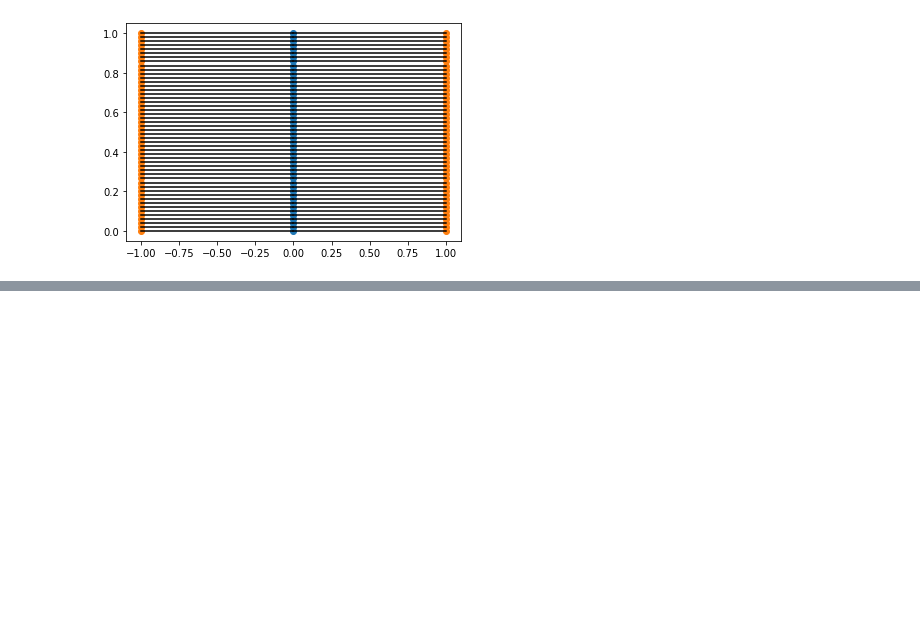
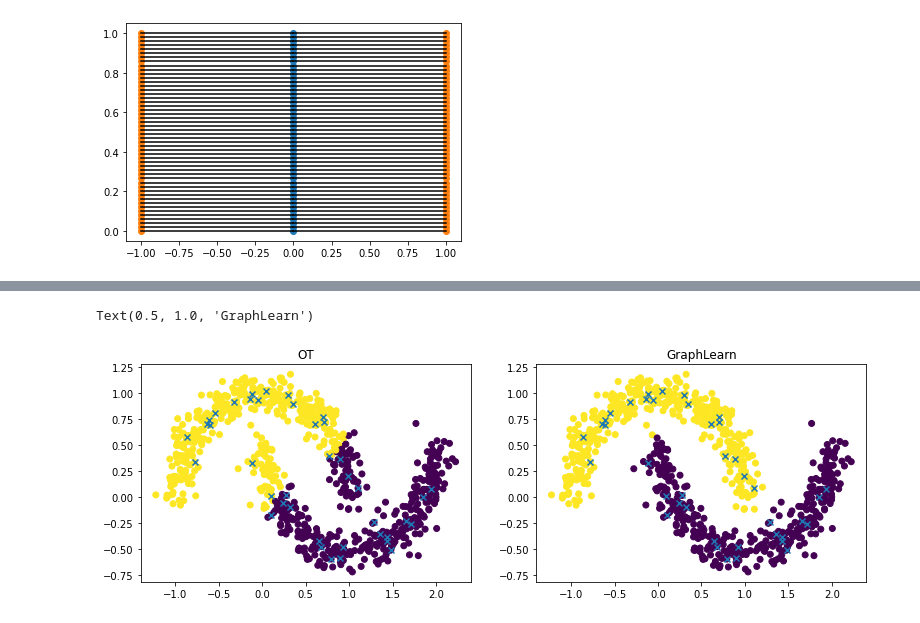
Before and after one commit to gstamatiou/optimal-classification, a Jupyter notebook: Optimal transport.ipynb, the cells around one changed output, grey strips where cells are left out. Saved outputs shown, nothing was run; the diff lists cells and outputs as text; code cells hidden in the pictures; blank space fills up the shorter version.

```diff
--- a/Optimal transport.ipynb
+++ b/Optimal transport.ipynb
@@ -52,0 +136,32 @@ plt.show()
+# %%
+def predict(u):
+    if u.ndim == 2:
+        return np.argmax(u, axis = 1)
+    else:
+        return np.sign(u)
+
+if -1 in train_labels: # Check if we already switched labelling scheme
+    train_labels = 1 - (train_labels + 1) / 2 #labels should be 0,1 and not -1, 1
+
+fig, ax = plt.subplots(ncols = 2, figsize = (13,4))
+
+
+ot_pred_labels = predict(v)
+ax[0].scatter(X[:,0],X[:,1], c=ot_pred_labels)
+ax[0].scatter(X[train_ind,0],X[train_ind,1], marker='x')
+ax[0].set_title("OT")
+
+
+# GraphLearn
+W = gl.weightmatrix.knn(X,10).toarray()
+model = gl.ssl.poisson(W, solver='gradient_descent')
+u = model.fit(train_ind, train_labels)
+
+pred_labels = predict(u)
+
+ax[1].scatter(X[:,0],X[:,1], c=pred_labels)
+ax[1].scatter(X[train_ind,0],X[train_ind,1], marker='x')
+ax[1].set_title("GraphLearn")
+# %% [output]
+Text(0.5, 1.0, 'GraphLearn')
+[figure, added]
```
Also changed, not shown: parts of 6 cells of this notebook.
